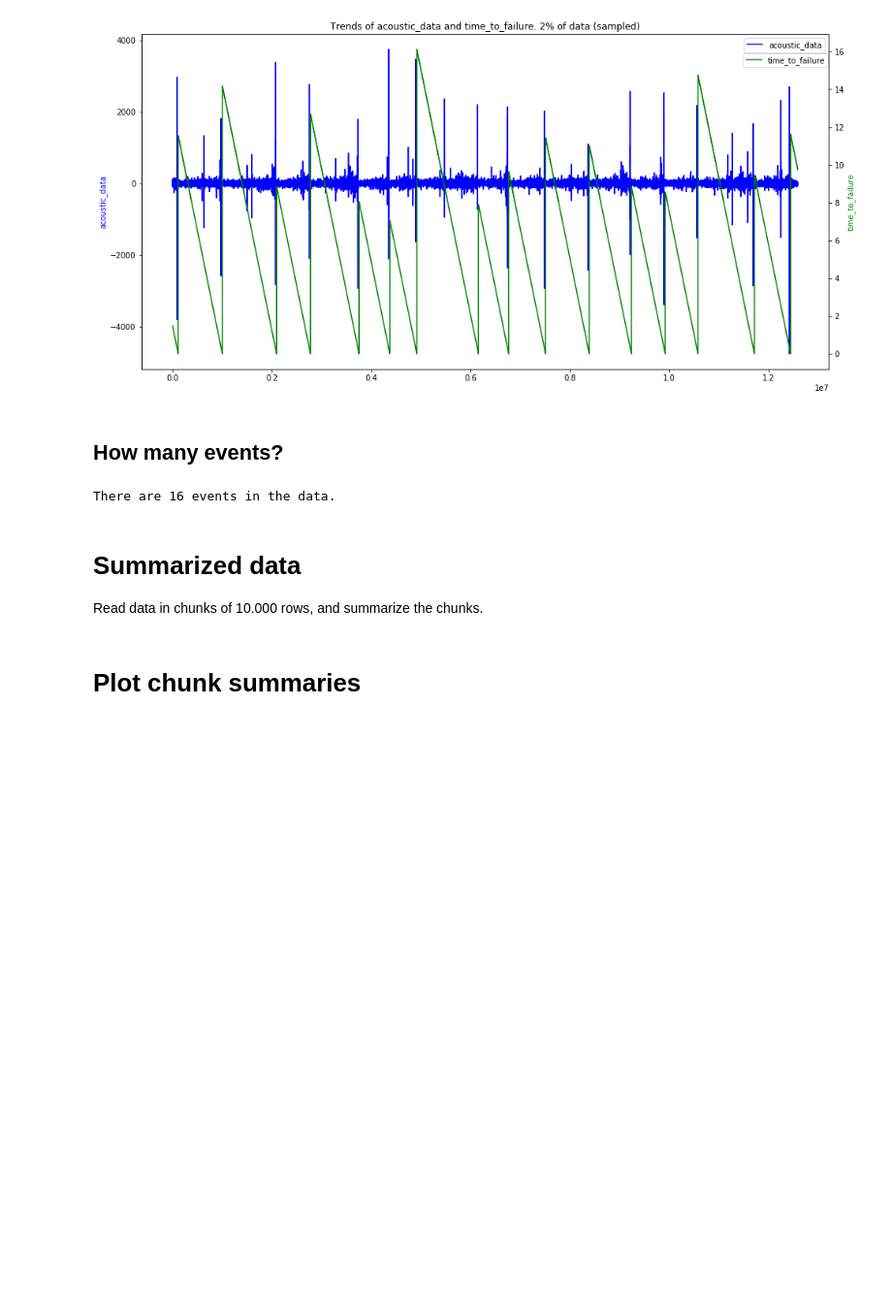
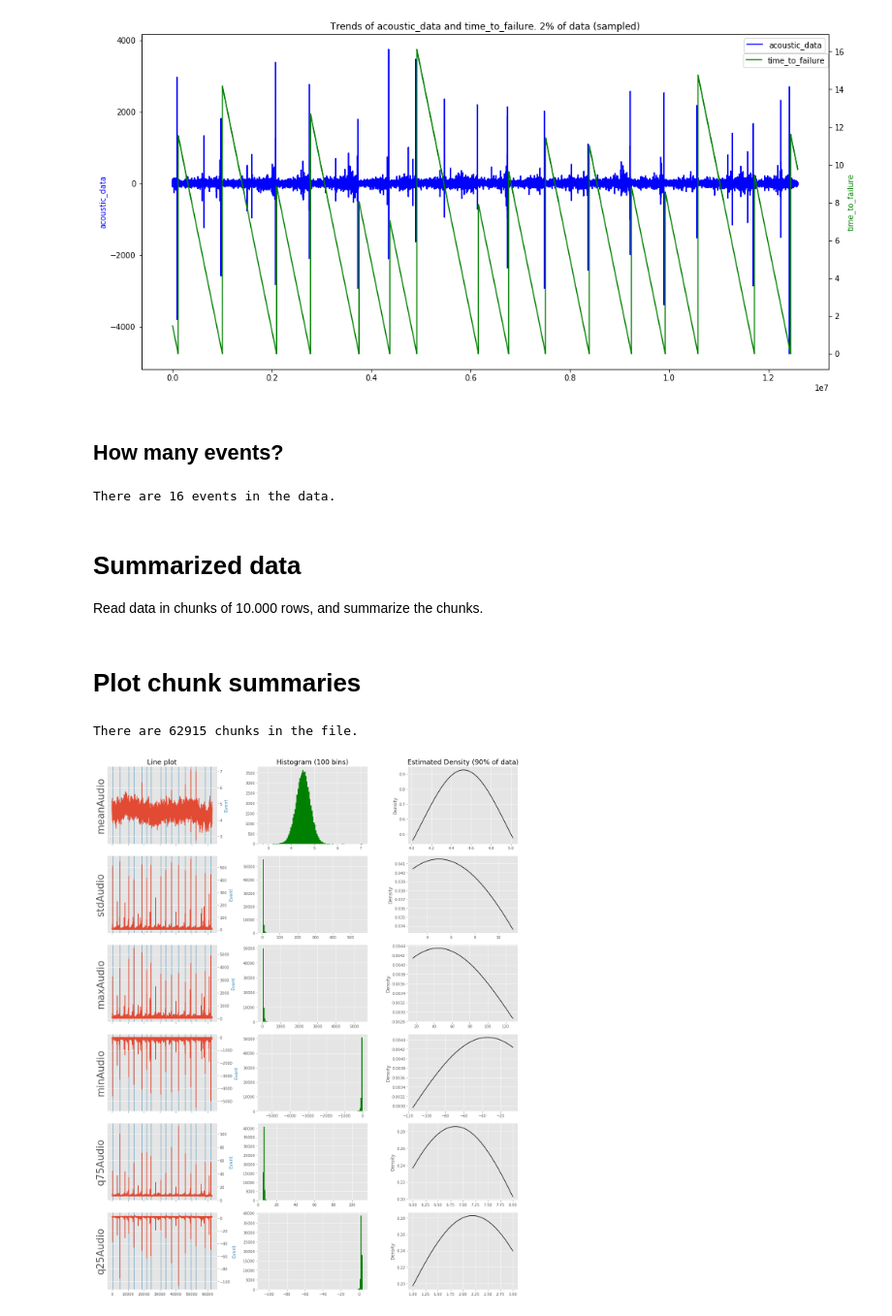
Before and after one commit to lisatostrams/Earthquake-Prediction, a Jupyter notebook: EDA.ipynb, the cells around one changed output. Shown: that part at 97% size. Drawn from its saved outputs; the diff is of its cells as text; code cells hidden in the pictures; blank space fills up the shorter version.

Commit message:
plots of summarized data

```diff
--- a/EDA.ipynb
+++ b/EDA.ipynb
@@ -82,2 +88,39 @@ summarized_data.to_csv('summarized_data_10000.csv')
 # %% [markdown]
 # Plot chunk summaries
+# %%
+import pandas as pd
+import matplotlib.pyplot as plt
+import numpy as np
+chunks = pd.read_csv("summarized_data_10000.csv")
+print('There are {} chunks in the file.'.format(len(chunks)))
+# %% [output]
+There are 62915 chunks in the file.
+# %%
+plt.style.use('ggplot')
+summary= 'meanAudio stdAudio maxAudio minAudio q75Audio q25Audio'.split()
+fig, ax = plt.subplots(len(summary),3,figsize=(16,20))
+i=0
+for s in summary:
+
+    ax2 = ax[i,0].twinx()
+    chunks['event'].plot(color=list(plt.rcParams['axes.prop_cycle'])[1]['color'],alpha=0.5,ax=ax[i,0])
+    ax[i,0].grid(False)
+    ax[i,0].tick_params(axis='y',labelleft='off',left='off')
+    ax[i,0].set_ylim([0.1,1])
+    chunks[s].plot(ax = ax2,alpha=1)
+    ax2.set_ylabel('Event',color=list(plt.rcParams['axes.prop_cycle'])[1]['color'])
+    chunks[s].hist(color='g',ax = ax[i,1],bins=100)
+    q25 = chunks[s].quantile(.05)
+    q75 = chunks[s].quantile(.95)
+    rang=np.linspace(q25,q75,num=1000)
+    chunks[s].plot.kde(color='k',ax=ax[i,2],bw_method=1,ind=rang)
+    ax[i,0].set_ylabel(s,fontsize=26)
+    i=i+1
+
+ax[0,0].set_title('Line plot',fontsize=18)
+ax[0,1].set_title('Histogram (100 bins)',fontsize=18)
+ax[0,2].set_title('Estimated Density (90% of data)',fontsize=18)
+plt.tight_layout()
+plt.savefig('summary.png',dpi=300)
+# %% [output]
+[figure, added]
```
Also changed, not shown: parts of 1 cell of this notebook, 3 other files.
